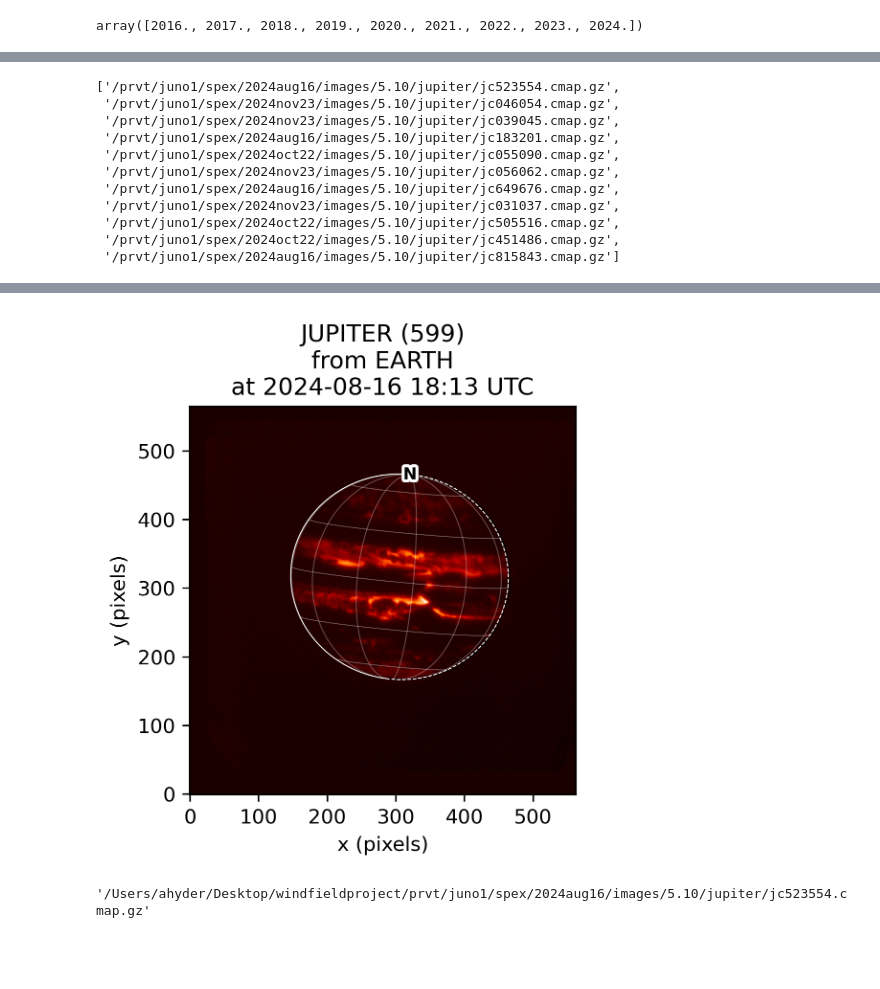
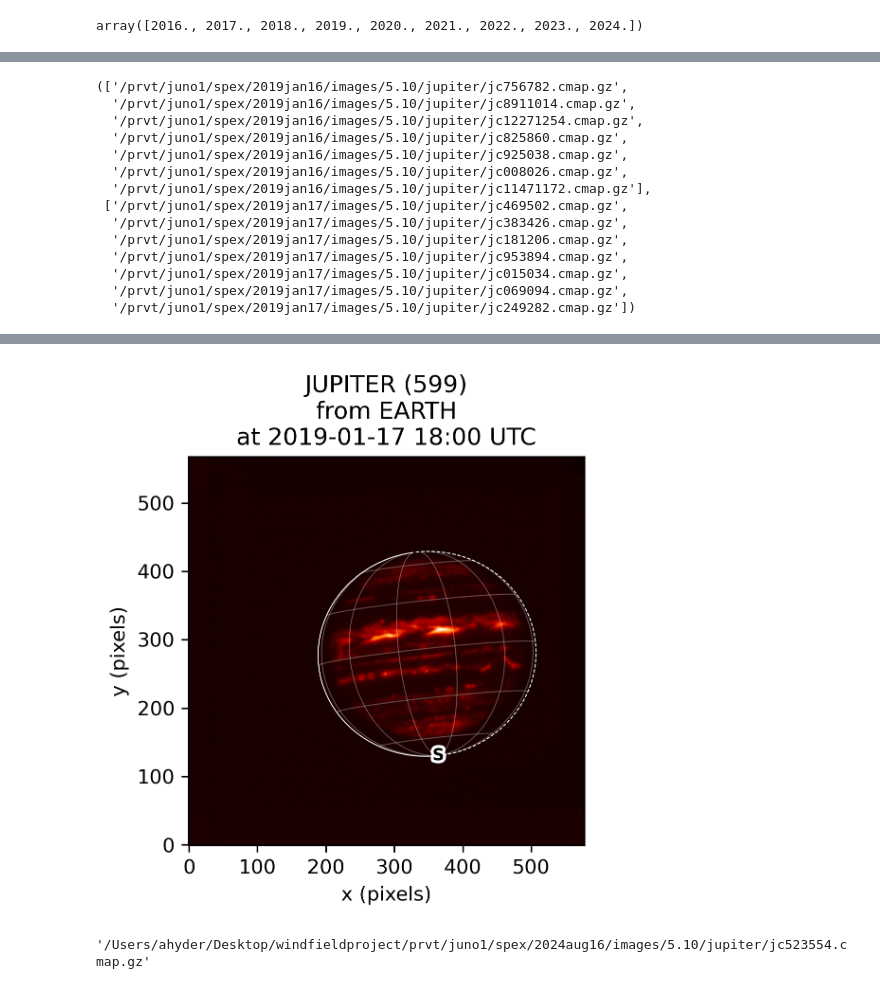
Before and after one commit to alihyder727/windfieldproject, a Jupyter notebook: allMaps.ipynb, the cells around one changed output, grey strips where cells are left out. Drawn from its saved outputs; the diff is of its cells as text; code cells hidden in the pictures; blank space fills up the shorter version.

```diff
--- a/allMaps.ipynb
+++ b/allMaps.ipynb
@@ -112,7 +112,7 @@ array([2016., 2017., 2018., 2019., 2020., 2021., 2022., 2023., 2024.])
 
 # for iy, y in enumerate(np.linspace(2016, 2024, 9)):
 #   year = str(int(y))
-year = '2024'
+year = '2019'
 PI_path = '/Users/ahyder/Desktop/windfieldproject/spex/post_invigilation/'
 PI_list = glob.glob(PI_path + '*' + year +'.csv')
 
@@ -304,27 +304,30 @@ unique_full_array =  [
 '/prvt/juno1/spex/2024aug17/images/5.10/jupiter/jc148182.cmap.gz'
 ]
 # %%
-unique_first_img
+unique_first_img, unique_second_img
 # %% [output]
-['/prvt/juno1/spex/2024aug16/images/5.10/jupiter/jc523554.cmap.gz',
- '/prvt/juno1/spex/2024nov23/images/5.10/jupiter/jc046054.cmap.gz',
- '/prvt/juno1/spex/2024nov23/images/5.10/jupiter/jc039045.cmap.gz',
- '/prvt/juno1/spex/2024aug16/images/5.10/jupiter/jc183201.cmap.gz',
- '/prvt/juno1/spex/2024oct22/images/5.10/jupiter/jc055090.cmap.gz',
- '/prvt/juno1/spex/2024nov23/images/5.10/jupiter/jc056062.cmap.gz',
- '/prvt/juno1/spex/2024aug16/images/5.10/jupiter/jc649676.cmap.gz',
- '/prvt/juno1/spex/2024nov23/images/5.10/jupiter/jc031037.cmap.gz',
- '/prvt/juno1/spex/2024oct22/images/5.10/jupiter/jc505516.cmap.gz',
- '/prvt/juno1/spex/2024oct22/images/5.10/jupiter/jc451486.cmap.gz',
- '/prvt/juno1/spex/2024aug16/images/5.10/jupiter/jc815843.cmap.gz']
+(['/prvt/juno1/spex/2019jan16/images/5.10/jupiter/jc756782.cmap.gz',
+  '/prvt/juno1/spex/2019jan16/images/5.10/jupiter/jc8911014.cmap.gz',
+  '/prvt/juno1/spex/2019jan16/images/5.10/jupiter/jc12271254.cmap.gz',
+  '/prvt/juno1/spex/2019jan16/images/5.10/jupiter/jc825860.cmap.gz',
+  '/prvt/juno1/spex/2019jan16/images/5.10/jupiter/jc925038.cmap.gz',
+  '/prvt/juno1/spex/2019jan16/images/5.10/jupiter/jc008026.cmap.gz',
+  '/prvt/juno1/spex/2019jan16/images/5.10/jupiter/jc11471172.cmap.gz'],
+ ['/prvt/juno1/spex/2019jan17/images/5.10/jupiter/jc469502.cmap.gz',
+  '/prvt/juno1/spex/2019jan17/images/5.10/jupiter/jc383426.cmap.gz',
+  '/prvt/juno1/spex/2019jan17/images/5.10/jupiter/jc181206.cmap.gz',
+  '/prvt/juno1/spex/2019jan17/images/5.10/jupiter/jc953894.cmap.gz',
+  '/prvt/juno1/spex/2019jan17/images/5.10/jupiter/jc015034.cmap.gz',
+  '/prvt/juno1/spex/2019jan17/images/5.10/jupiter/jc069094.cmap.gz',
+  '/prvt/juno1/spex/2019jan17/images/5.10/jupiter/jc249282.cmap.gz'])
 # %%
 # for i in range(len(unique_first_img)):
 
 %matplotlib inline
 
-night = unique_first_img
-# night = unique_second_img
-test_index = 0 # 2024 [4] is what I used to compare the MainObs.png file to see the correct setup for the axes
+# night = unique_first_img
+night = unique_second_img
+test_index = 6 # 2024 [4] is what I used to compare the MainObs.png file to see the correct setup for the axes
 path_to_prvt = '/Users/ahyder/Desktop/windfieldproject'
 test_i = night[test_index].split('.cmap')[0]+'.fits.gz'
 test_i_cmap = night[test_index]
@@ -380,4 +383,4 @@ plt.show()
-[figure, old version]
+[figure, new version]
 # %%
 '/Users/ahyder/Desktop/windfieldproject' + test_i_cmap
 # %% [output]
```
Also changed, not shown: parts of 3 cells of this notebook, 7 other files.
